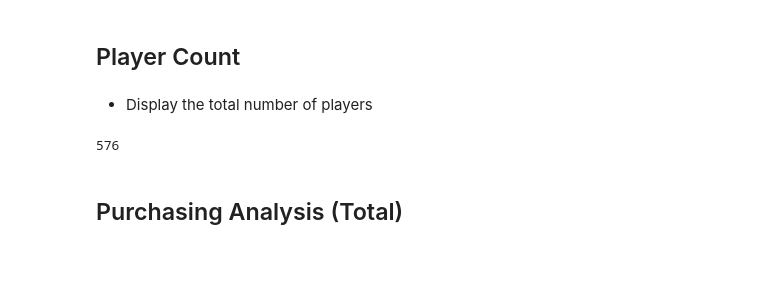
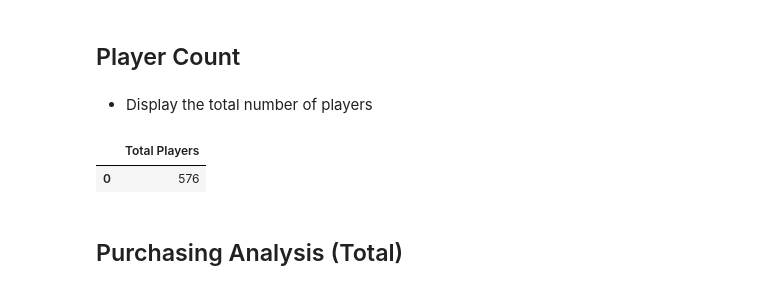
Before and after one commit to ntarver0409/heroesAnalysis, a Jupyter notebook: heroesAnalysis.ipynb, the cells around one changed output. Drawn from its saved outputs; the diff is of its cells as text; code cells hidden in the pictures; blank space fills up the shorter version.

```diff
--- a/heroesAnalysis.ipynb
+++ b/heroesAnalysis.ipynb
@@ -23,12 +23,16 @@ purchaseData_df.head()
 ## Player Count
 # %% [markdown]
 * Display the total number of players
-# %%
-playerCount = purchaseData_df["SN"].nunique()
-
-playerCount
-# %% [output]
-576
+# %%
+#Counting the unique player
+playerCount = purchaseData_df["SN"].nunique()
+#Outputting it into a Data Frame
+playerCount_df = pd.DataFrame({"Total Players": [playerCount]})
+
+playerCount_df
+# %% [output]
+|  | Total Players |
+| 0 | 576 |
 # %% [markdown]
 ## Purchasing Analysis (Total)
 # %% [markdown]
```
Also changed, not shown: parts of 5 cells of this notebook.
